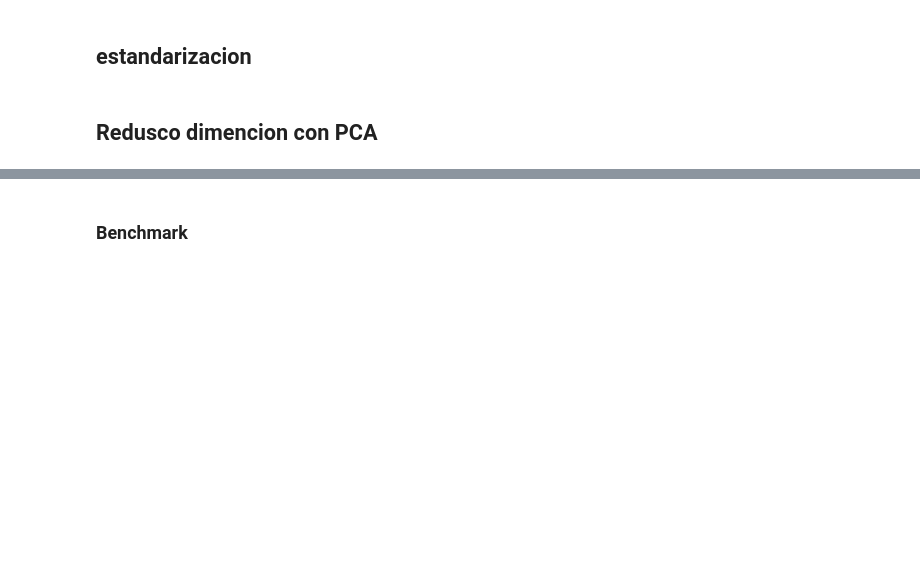
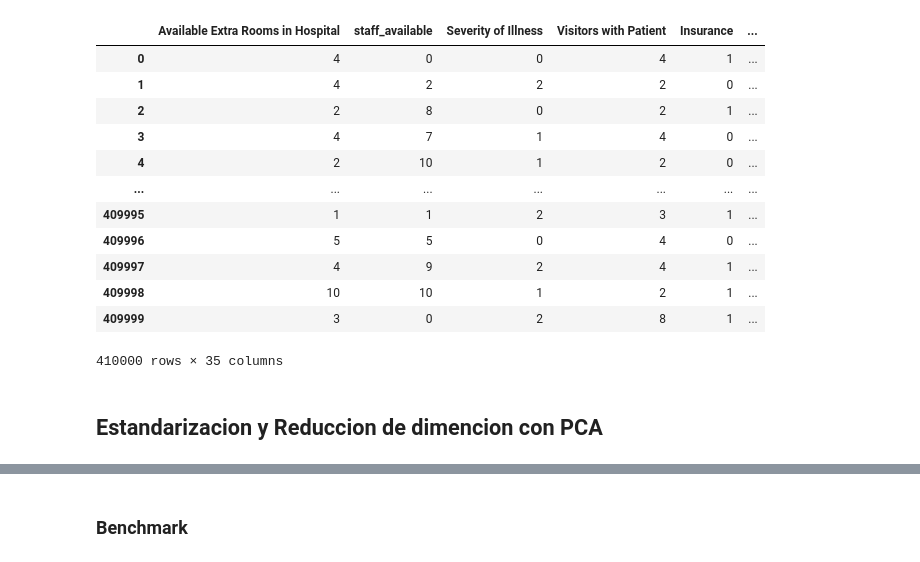
Before and after one commit to Heizhem/Datathon, a Jupyter notebook: modelado.ipynb, the cells around one changed output, grey strips where cells are left out. Saved outputs shown, nothing was run; the diff lists cells and outputs as text; code cells hidden in the pictures; blank space fills up the shorter version.

Commit message:
modularizacion. modelo:arbol 2

```diff
--- a/modelado.ipynb
+++ b/modelado.ipynb
@@ -5,8 +8,24 @@ from sklearn.model_selection import train_test_split
 # %%
-df = pd.read_csv('df_trans_train.csv')
+df = pd.read_csv('df_para_modelo.csv')
+# %%
+df
+# %% [output]
+|  | Available Extra Rooms in Hospital | staff_available | Severity of Illness | Visitors with Patient | Insurance | ... |
+| 0 | 4 | 0 | 0 | 4 | 1 | ... |
+| 1 | 4 | 2 | 2 | 2 | 0 | ... |
+| 2 | 2 | 8 | 0 | 2 | 1 | ... |
+| 3 | 4 | 7 | 1 | 4 | 0 | ... |
+| 4 | 2 | 10 | 1 | 2 | 0 | ... |
+| ... | ... | ... | ... | ... | ... | ... |
+| 409995 | 1 | 1 | 2 | 3 | 1 | ... |
+| 409996 | 5 | 5 | 0 | 4 | 0 | ... |
+| 409997 | 4 | 9 | 2 | 4 | 1 | ... |
+| 409998 | 10 | 10 | 1 | 2 | 1 | ... |
+| 409999 | 3 | 0 | 2 | 8 | 1 | ... |
+410000 rows × 35 columns
 # %%
 X=df.iloc[:,:-1]
 y=df.iloc[:,-1]
-# %% [markdown]
-## estandarizacion
+# %% [markdown]
+## Estandarizacion y  Reduccion de dimencion con PCA
 # %%
@@ -18,2 +40,0 @@ X_scaled=scaler.transform(df)# Ahora si, escalo los datos y los normalizo
-# %% [markdown]
-## Redusco dimencion con PCA
```
Also changed, not shown: parts of 37 cells of this notebook, 7 other files.
